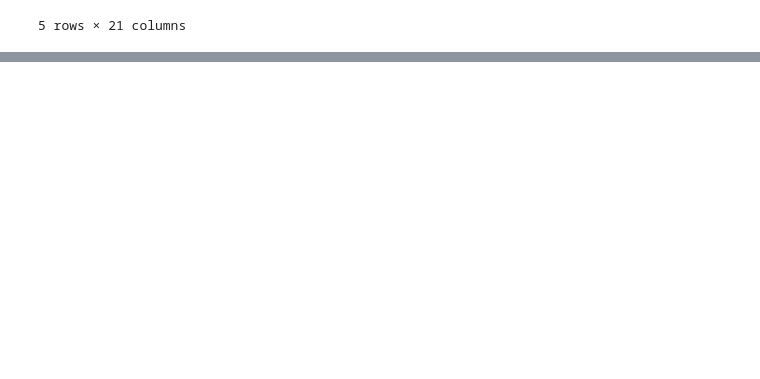
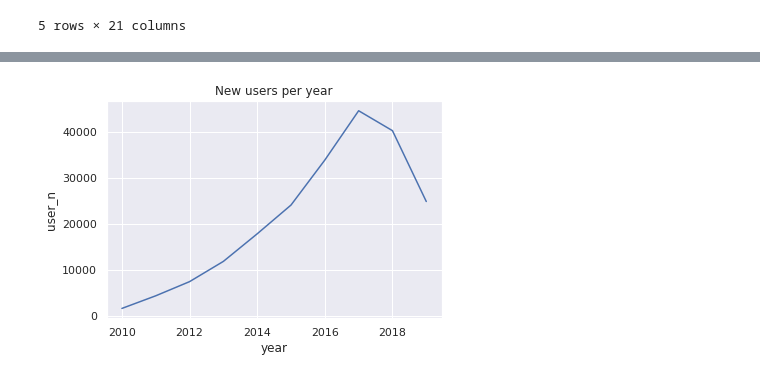
Before and after one commit to elvisnava/DSLab-StackOverflow, a Jupyter notebook: data-exploration/1_Overview.ipynb, the cells around one changed output, grey strips where cells are left out. Drawn from its saved outputs; the diff is of its cells as text; code cells hidden in the pictures; blank space fills up the shorter version.

```diff
--- a/data-exploration/1_Overview.ipynb
+++ b/data-exploration/1_Overview.ipynb
@@ -23,0 +47,9 @@ pd.read_sql_query('''SELECT * FROM Posts LIMIT 5;''', cnx)
+# %%
+newusers_per_year = pd.read_sql_query(
+                    '''SELECT CAST(date_part('year', CreationDate) AS INTEGER) AS Year, COUNT(*) AS User_n
+                    FROM Users
+                    GROUP BY date_part('year', CreationDate);''', cnx)
+sns.lineplot(x=newusers_per_year['year'], y=newusers_per_year['user_n']).set_title('New users per year')
+plt.show()
+# %% [output]
+[figure, added]
```
Also changed, not shown: parts of 5 cells of this notebook.
